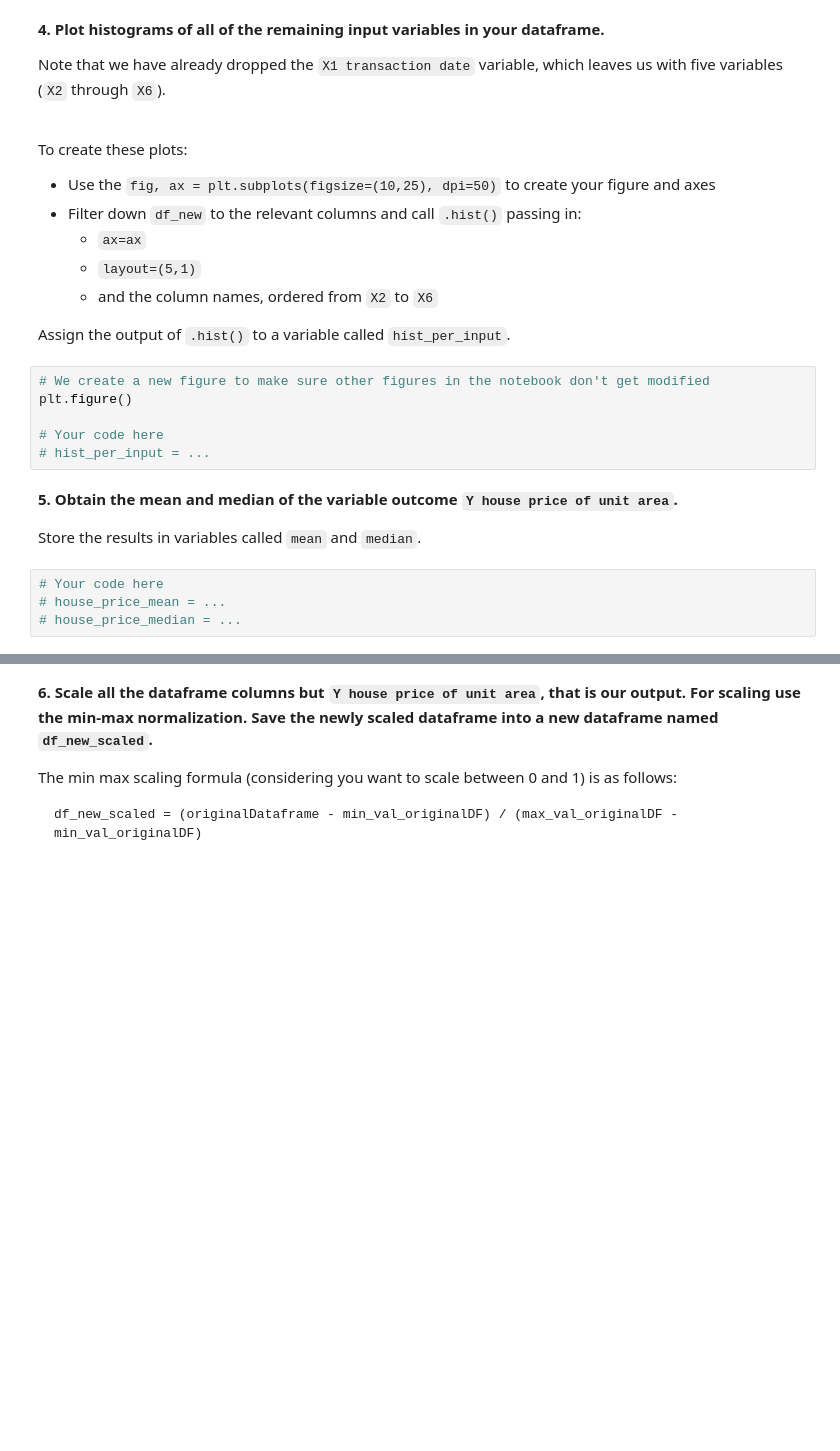
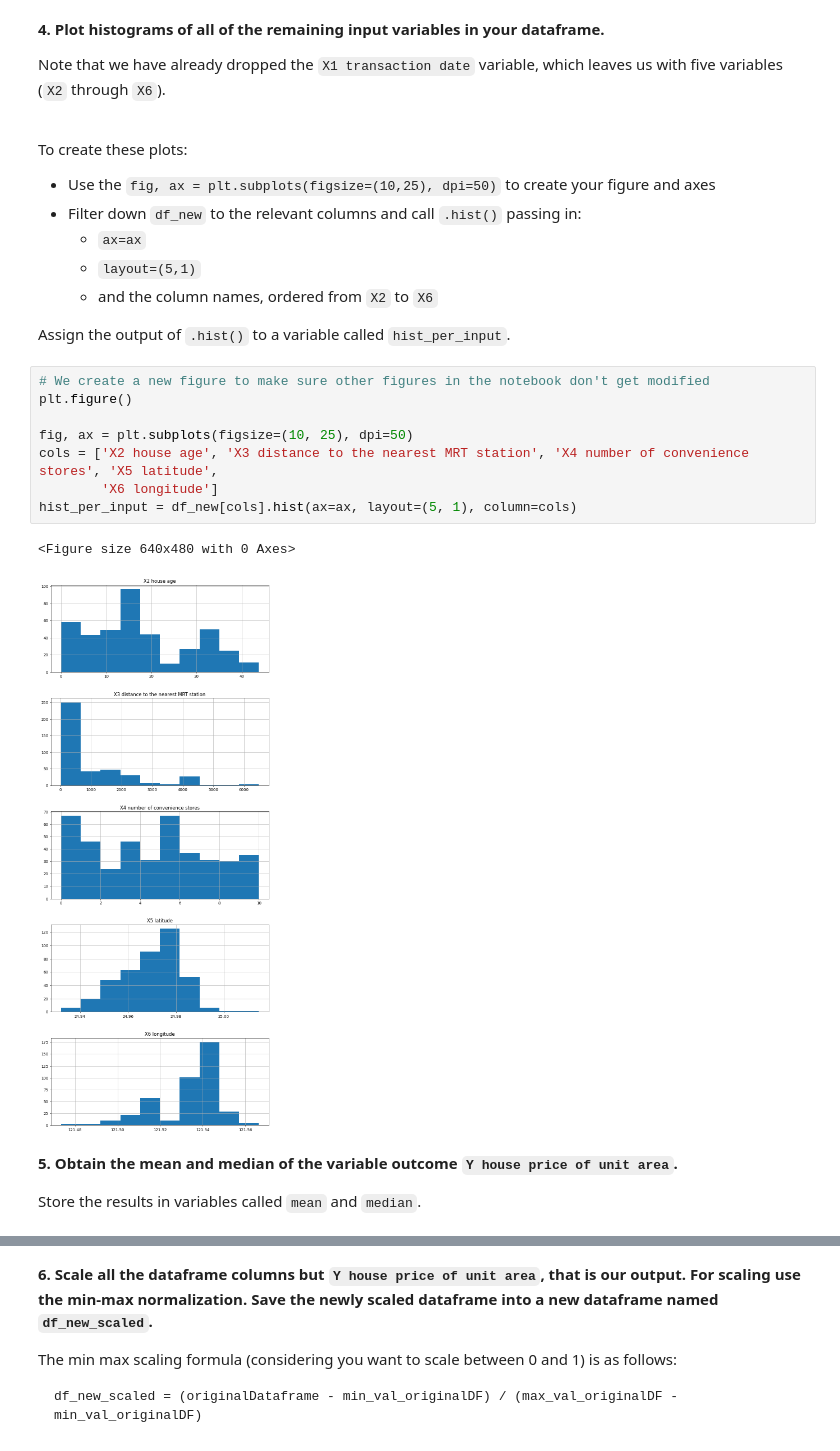
Before and after one commit to jpstephens93/dsai_apprenticeship, a Jupyter notebook: Module 2 - Introduction to Machine Learning/real_estate_analysis.ipynb, the cells around one changed output, grey strips where cells are left out. Saved outputs shown, nothing was run; the diff lists cells and outputs as text; blank space fills up the shorter version.

```diff
--- a/Module 2 - Introduction to Machine Learning/real_estate_analysis.ipynb
+++ b/Module 2 - Introduction to Machine Learning/real_estate_analysis.ipynb
@@ -100,14 +124,15 @@ Assign the output of `.hist()` to a variable called `hist_per_input`.
 # %%
 # We create a new figure to make sure other figures in the notebook don't get modified
 plt.figure()
 
-# Your code here
-# hist_per_input = ...
+fig, ax = plt.subplots(figsize=(10, 25), dpi=50)
+cols = ['X2 house age', 'X3 distance to the nearest MRT station', 'X4 number of convenience stores', 'X5 latitude',
+        'X6 longitude']
+hist_per_input = df_new[cols].hist(ax=ax, layout=(5, 1), column=cols)
+# %% [output]
+<Figure size 640x480 with 0 Axes>
+[figure, added]
 # %% [markdown]
 **5. Obtain the mean and median of the variable outcome `Y house price of unit area`.**
 
 Store the results in variables called `mean` and `median`.
-# %%
-# Your code here
-# house_price_mean = ...
-# house_price_median = ...
```
Also changed, not shown: parts of 25 cells of this notebook, 2 other files.
